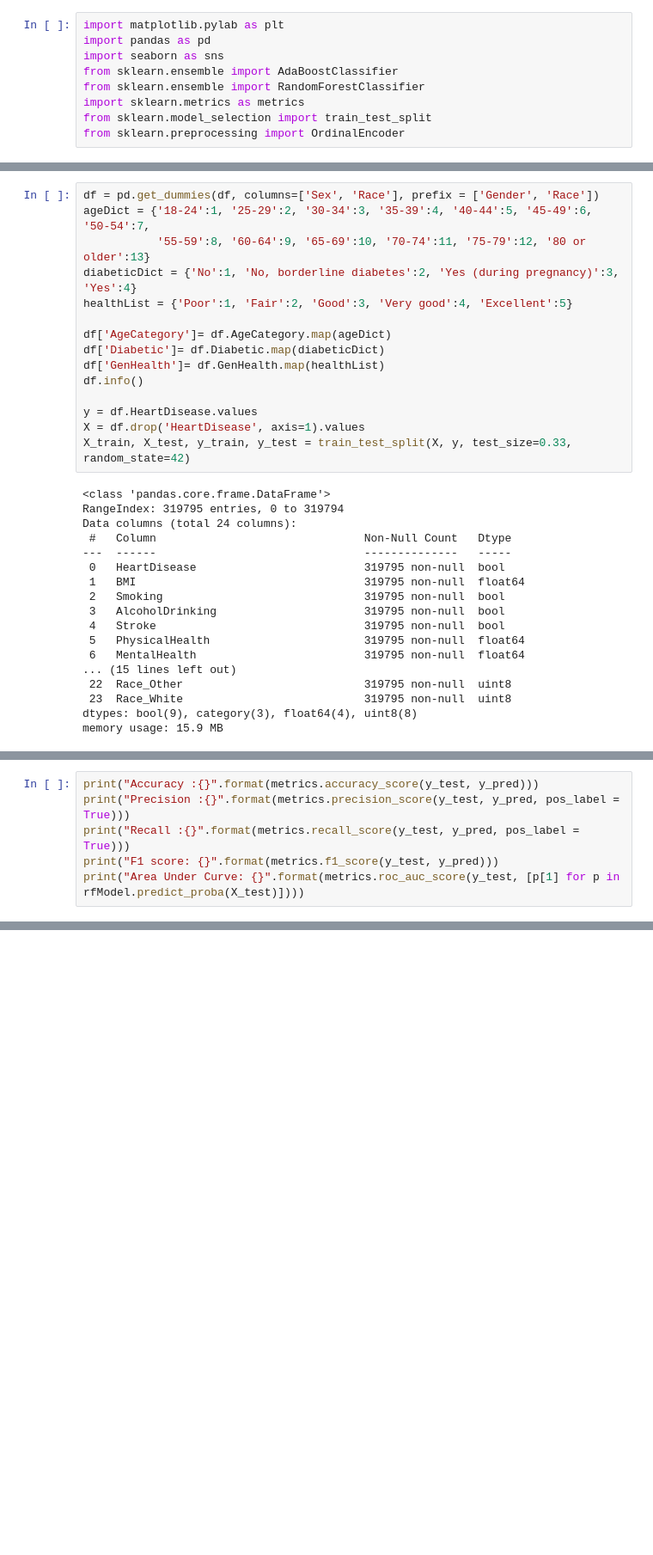
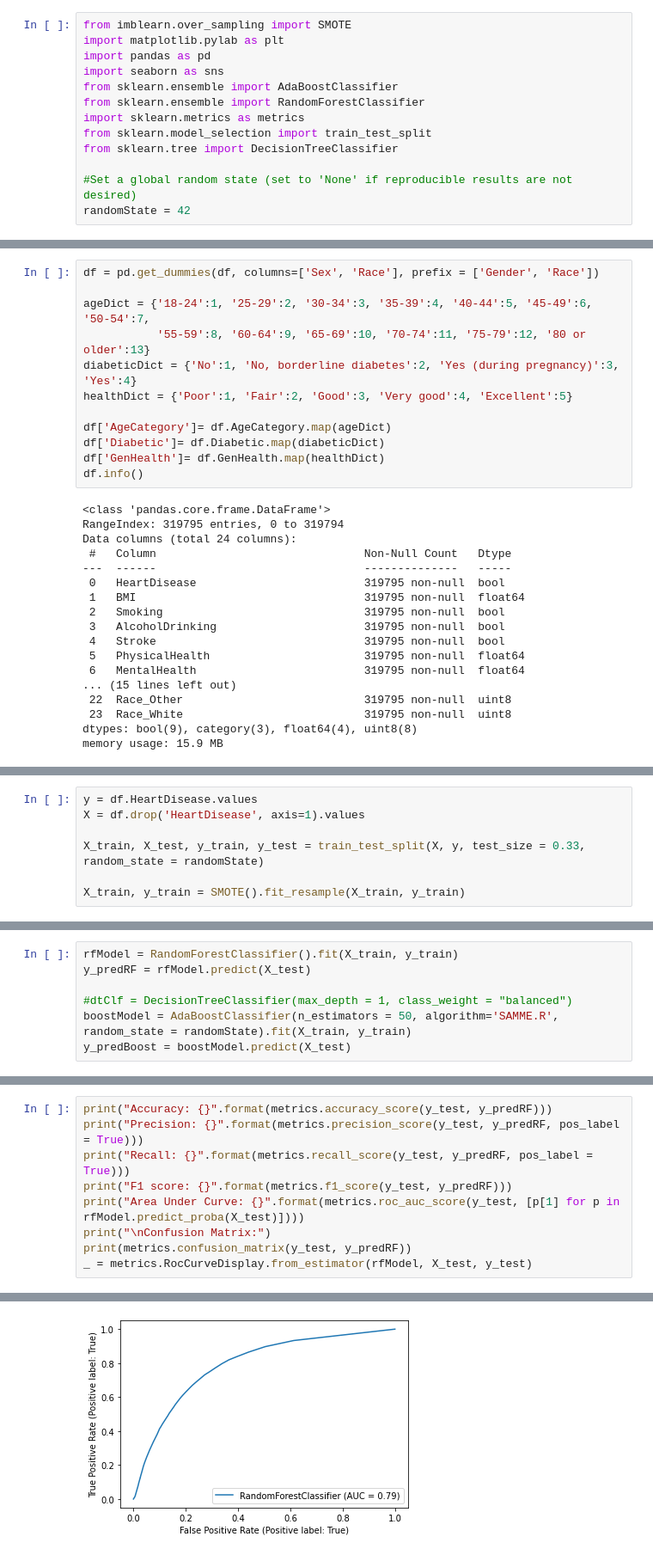
Before and after one commit to clayv/DTSA-5509_Final, a Jupyter notebook: Final_Project.ipynb, the cells around one changed output, grey strips where cells are left out. Shown at 86% size. Drawn from its saved outputs; the diff is of its cells as text; blank space fills up the shorter version.

```diff
--- a/Final_Project.ipynb
+++ b/Final_Project.ipynb
@@ -6,4 +13,5 @@
 # %%
+from imblearn.over_sampling import SMOTE
 import matplotlib.pylab as plt
 import pandas as pd
 import seaborn as sns
@@ -11,4 +19,7 @@ from sklearn.ensemble import AdaBoostClassifier
 from sklearn.ensemble import RandomForestClassifier
 import sklearn.metrics as metrics
 from sklearn.model_selection import train_test_split
-from sklearn.preprocessing import OrdinalEncoder
+from sklearn.tree import DecisionTreeClassifier
+
+#Set a global random state (set to 'None' if reproducible results are not desired)
+randomState = 42
@@ -137,18 +155,15 @@ plt.show()
 # %%
 df = pd.get_dummies(df, columns=['Sex', 'Race'], prefix = ['Gender', 'Race'])
+
 ageDict = {'18-24':1, '25-29':2, '30-34':3, '35-39':4, '40-44':5, '45-49':6, '50-54':7,
            '55-59':8, '60-64':9, '65-69':10, '70-74':11, '75-79':12, '80 or older':13}
 diabeticDict = {'No':1, 'No, borderline diabetes':2, 'Yes (during pregnancy)':3, 'Yes':4}
-healthList = {'Poor':1, 'Fair':2, 'Good':3, 'Very good':4, 'Excellent':5}
+healthDict = {'Poor':1, 'Fair':2, 'Good':3, 'Very good':4, 'Excellent':5}
 
 df['AgeCategory']= df.AgeCategory.map(ageDict)
 df['Diabetic']= df.Diabetic.map(diabeticDict)
-df['GenHealth']= df.GenHealth.map(healthList)
+df['GenHealth']= df.GenHealth.map(healthDict)
 df.info()
-
-y = df.HeartDisease.values
-X = df.drop('HeartDisease', axis=1).values
-X_train, X_test, y_train, y_test = train_test_split(X, y, test_size=0.33, random_state=42)
 # %% [output]
 <class 'pandas.core.frame.DataFrame'>
 RangeIndex: 319795 entries, 0 to 319794
@@ -172,0 +188,7 @@ y_pred = rfModel.predict(X_test)
+# %%
+y = df.HeartDisease.values
+X = df.drop('HeartDisease', axis=1).values
+
+X_train, X_test, y_train, y_test = train_test_split(X, y, test_size = 0.33, random_state = randomState)
+
+X_train, y_train = SMOTE().fit_resample(X_train, y_train)
@@ -172,0 +198,7 @@ y_pred = rfModel.predict(X_test)
+# %%
+rfModel = RandomForestClassifier().fit(X_train, y_train)
+y_predRF = rfModel.predict(X_test)
+
+#dtClf = DecisionTreeClassifier(max_depth = 1, class_weight = "balanced")
+boostModel = AdaBoostClassifier(n_estimators = 50, algorithm='SAMME.R', random_state = randomState).fit(X_train, y_train)
+y_predBoost = boostModel.predict(X_test)
@@ -173,7 +208,10 @@ y_pred = rfModel.predict(X_test)
 # %%
-print("Accuracy :{}".format(metrics.accuracy_score(y_test, y_pred)))
-print("Precision :{}".format(metrics.precision_score(y_test, y_pred, pos_label = True)))
-print("Recall :{}".format(metrics.recall_score(y_test, y_pred, pos_label = True)))
-print("F1 score: {}".format(metrics.f1_score(y_test, y_pred)))
+print("Accuracy: {}".format(metrics.accuracy_score(y_test, y_predRF)))
+print("Precision: {}".format(metrics.precision_score(y_test, y_predRF, pos_label = True)))
+print("Recall: {}".format(metrics.recall_score(y_test, y_predRF, pos_label = True)))
+print("F1 score: {}".format(metrics.f1_score(y_test, y_predRF)))
 print("Area Under Curve: {}".format(metrics.roc_auc_score(y_test, [p[1] for p in rfModel.predict_proba(X_test)])))
+print("\nConfusion Matrix:")
+print(metrics.confusion_matrix(y_test, y_predRF))
+_ = metrics.RocCurveDisplay.from_estimator(rfModel, X_test, y_test)
 # %% [output]
@@ -184,0 +227 @@ Area Under Curve: 0.7909967913306066
+[figure, added]
```
Also changed, not shown: parts of 28 cells of this notebook, 1 other file.
